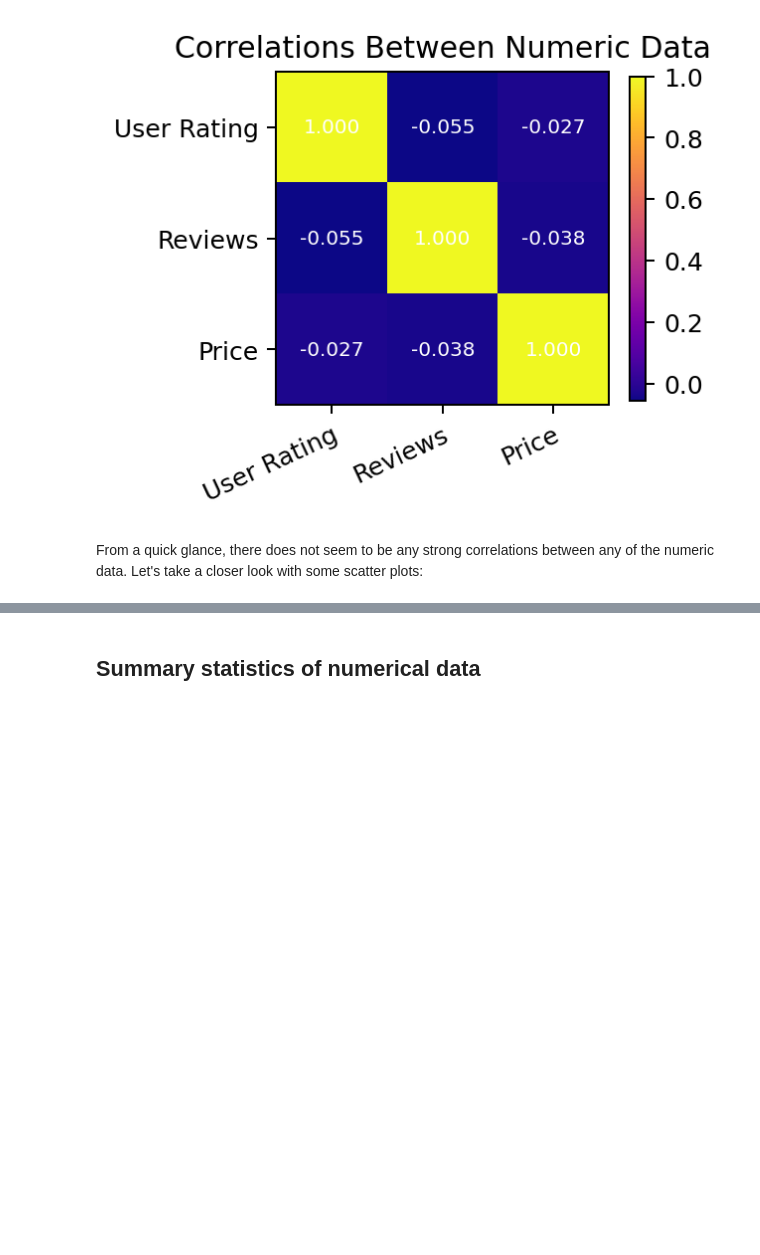
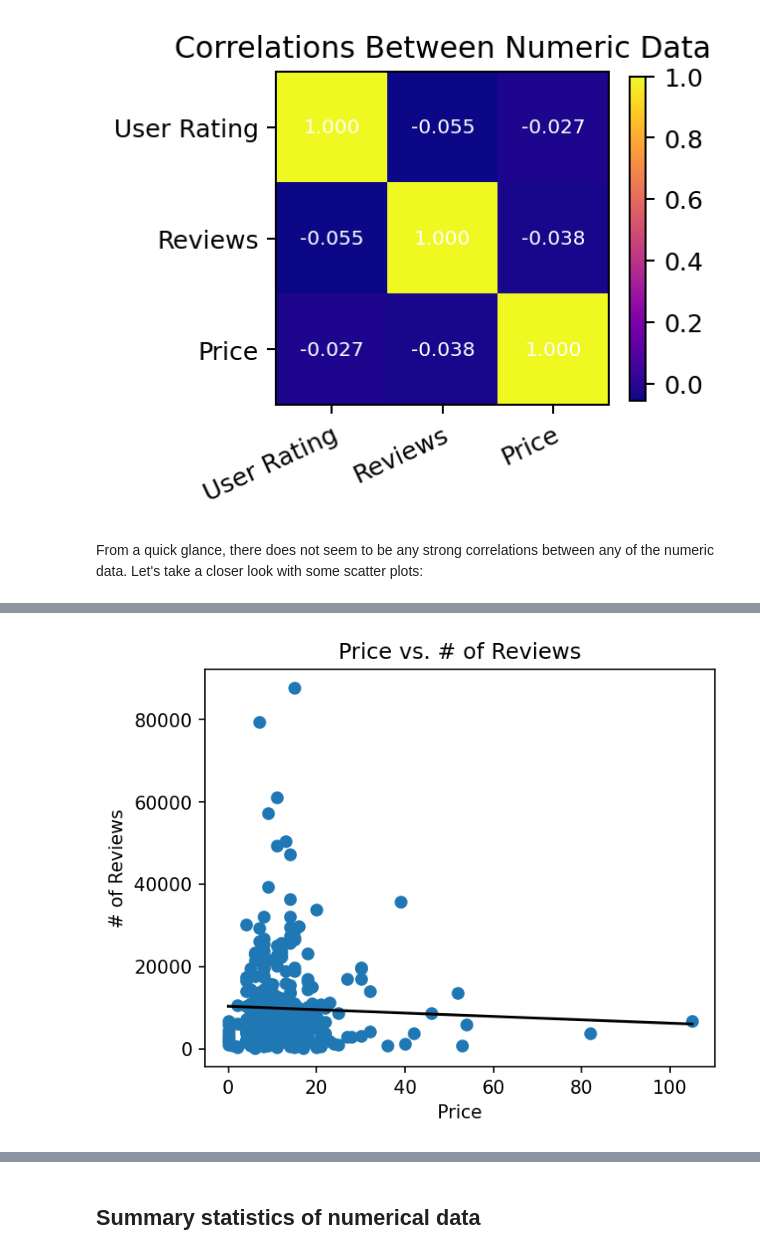
Before and after one commit to exw4141/bestselling-books-eda, a Jupyter notebook: bestselling-books-eda.ipynb, the cells around one changed output, grey strips where cells are left out. Saved outputs shown, nothing was run; the diff lists cells and outputs as text; code cells hidden in the pictures; blank space fills up the shorter version.

```diff
--- a/bestselling-books-eda.ipynb
+++ b/bestselling-books-eda.ipynb
@@ -270,0 +284,13 @@ From a quick glance, there does not seem to be any strong correlations between a
+# %%
+plt.figure(figsize=(5,4), dpi=150)
+
+plt.scatter(df['Price'], df['Reviews'])
+plt.plot(np.unique(df['Price']), np.poly1d(np.polyfit(df['Price'], df['Reviews'], 1))(np.unique(df['Price'])), color='black')
+
+plt.title('Price vs. # of Reviews')
+plt.xlabel('Price')
+plt.ylabel('# of Reviews')
+
+plt.show()
+# %% [output]
+[figure, added]
```
Also changed, not shown: parts of 5 cells of this notebook.
